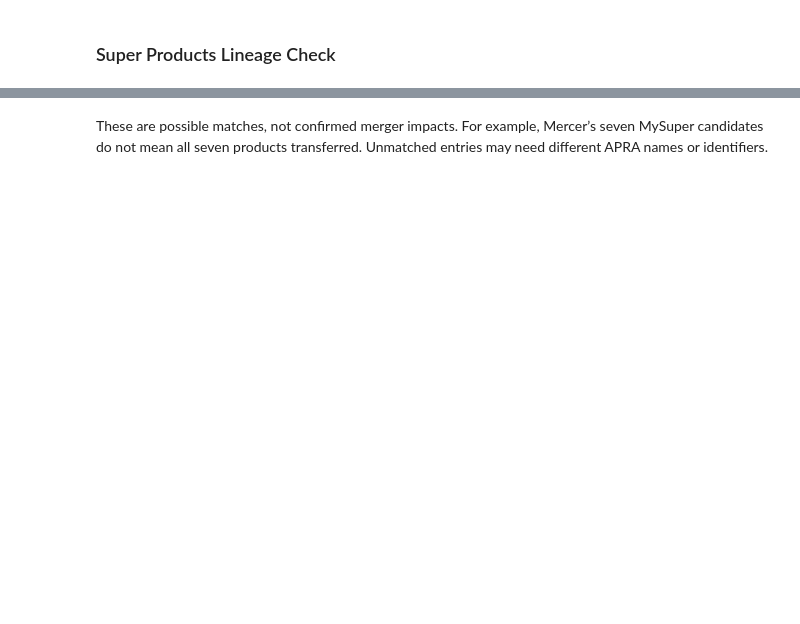
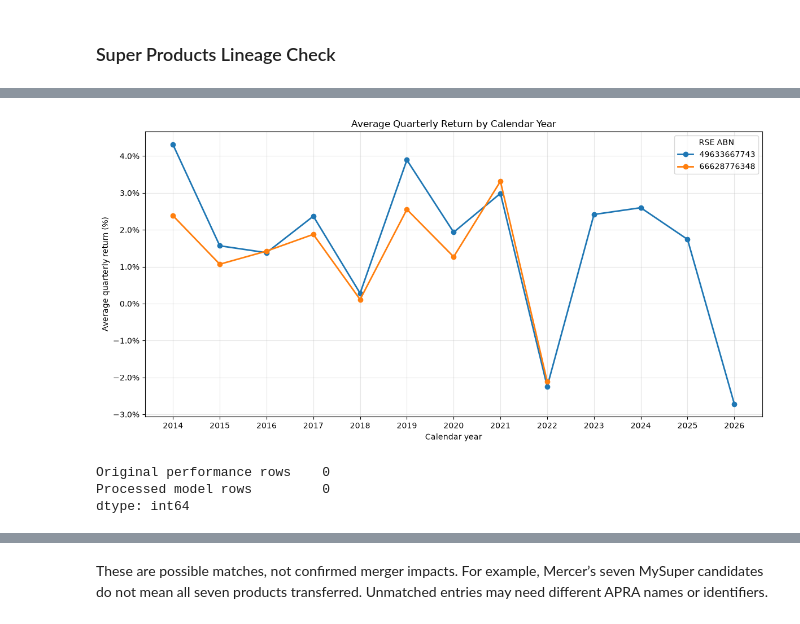
Before and after one commit to terra9/superannuation-performance-early-warning, a Jupyter notebook: notebooks/apra_data_audit.ipynb, the cells around one changed output, grey strips where cells are left out. Cells and saved outputs as stored; diff of their text form; code cells hidden in the pictures; blank space fills up the shorter version.

```diff
--- a/notebooks/apra_data_audit.ipynb
+++ b/notebooks/apra_data_audit.ipynb
@@ -9670,2 +10492,67 @@ hist_model_base[
+# %%
+import matplotlib.pyplot as plt
+from matplotlib.ticker import PercentFormatter
+
+# Copy the records for the two ABNs without changing the original data.
+abn_returns = historical_performance.loc[
+    historical_performance["rse_abn"].astype(str).isin(
+        ["49633667743", "66628776348"]
+    ),
+    ["rse_abn", "period_end_date", "return_measurement_comparison_percent"]
+].copy()
+
+# Convert the ABNs to text and extract the calendar year.
+abn_returns["rse_abn"] = abn_returns["rse_abn"].astype(str)
+abn_returns["year"] = pd.to_datetime(
+    abn_returns["period_end_date"], dayfirst=True
+).dt.year
+
+# Calculate the yearly average and create one column for each ABN.
+yearly_abn_returns = (
+    abn_returns
+    .groupby(["year", "rse_abn"])["return_measurement_comparison_percent"]
+    .mean()
+    .unstack("rse_abn")
+    .sort_index()
+)
+
+# Plot one line for each ABN.
+ax = yearly_abn_returns.plot(
+    figsize=(12, 6),
+    marker="o",
+    linewidth=2
+)
+
+# Format decimal returns as percentages, such as 0.02 displayed as 2%.
+ax.yaxis.set_major_formatter(PercentFormatter(xmax=1))
+ax.set_title("Average Quarterly Return by Calendar Year")
+ax.set_xlabel("Calendar year")
+ax.set_ylabel("Average quarterly return (%)")
+ax.set_xticks(yearly_abn_returns.index)
+ax.legend(title="RSE ABN")
+ax.grid(alpha=0.3)
+
+# Display the chart.
+plt.tight_layout()
+plt.show()
+# %% [output]
+[figure, added]
+# %%
+# Add the verified former Active Super fund ABN to the audit lookup.
+fund_changes.loc[
+    fund_changes["change_id"].eq(19), "old_abn"
+] = "28901371321"
+
+# Check whether the former fund's records exist before and after processing.
+pd.Series({
+    "Original performance rows": historical_performance["rse_abn"]
+        .astype(str).eq("28901371321").sum(),
+    "Processed model rows": hist_model_base["rse_abn"]
+        .astype(str).eq("28901371321").sum()
+})
+# %% [output]
+Original performance rows    0
+Processed model rows         0
+dtype: int64
 # %%
 hist_model_base.columns
```
Also changed, not shown: parts of 152 cells of this notebook.
